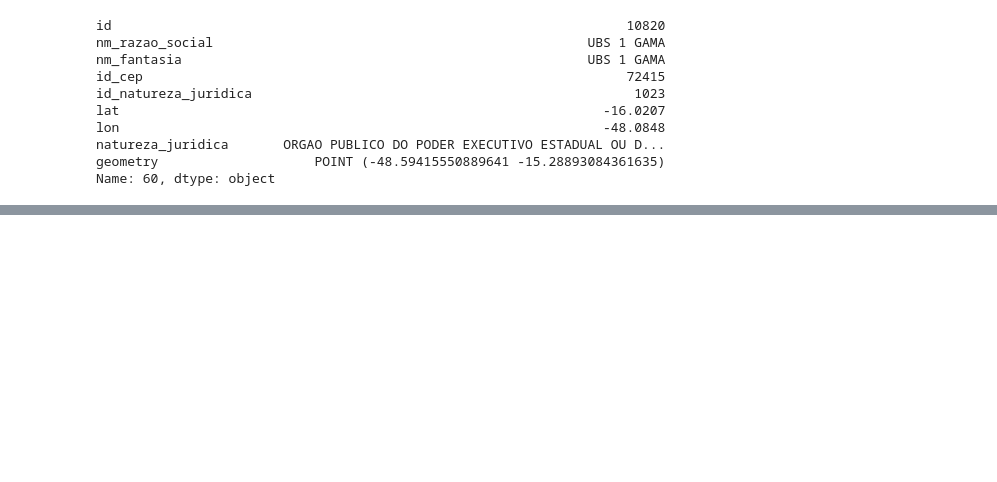
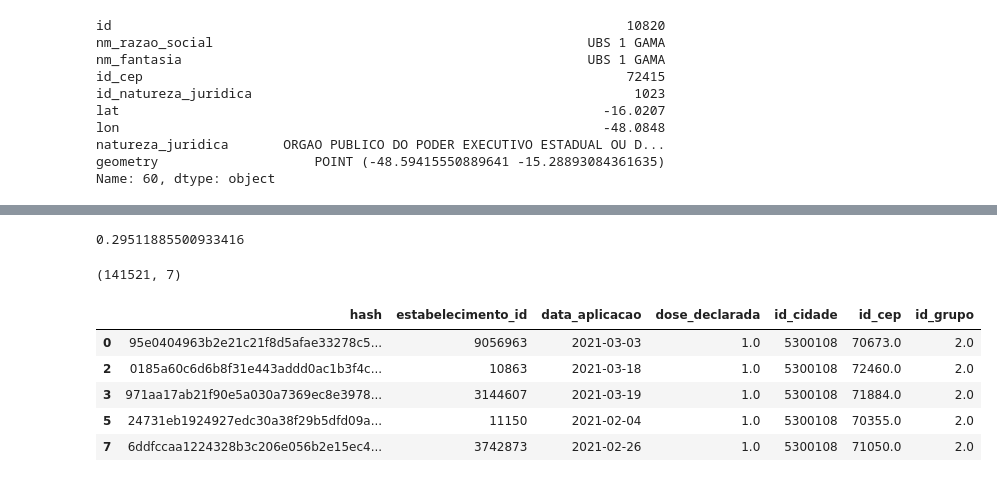
Before and after one commit to raquelcreis/vacina_covid_bsb, a Jupyter notebook: notebook.ipynb, the cells around one changed output, grey strips where cells are left out. Drawn from its saved outputs; the diff is of its cells as text; code cells hidden in the pictures; blank space fills up the shorter version.

```diff
--- a/notebook.ipynb
+++ b/notebook.ipynb
@@ -336,0 +417,23 @@ m1
+# %%
+# Verificando quantidade de valores nulos de CEP
+print(dfMerged.id_cep.isna().sum()/len(dfMerged))
+# %% [output]
+0.29511885500933416
+# %%
+# Quase 30% dos vacinados do DF não possuem número do CEP na base de dados
+# Vamos dropar esses valores
+
+dfMerged = dfMerged.dropna()
+dfMerged.shape
+# %% [output]
+(141521, 7)
+# %%
+#Verificando o começo do dataset
+dfMerged.head()
+# %% [output]
+|  | hash | estabelecimento_id | data_aplicacao | dose_declarada | id_cidade | id_cep | id_grupo |
+| 0 | 95e0404963b2e21c21f8d5afae33278c5... | 9056963 | 2021-03-03 | 1.0 | 5300108 | 70673.0 | 2.0 |
+| 2 | 0185a60c6d6b8f31e443addd0ac1b3f4c... | 10863 | 2021-03-18 | 1.0 | 5300108 | 72460.0 | 2.0 |
+| 3 | 971aa17ab21f90e5a030a7369ec8e3978... | 3144607 | 2021-03-19 | 1.0 | 5300108 | 71884.0 | 2.0 |
+| 5 | 24731eb1924927edc30a38f29b5dfd09a... | 11150 | 2021-02-04 | 1.0 | 5300108 | 70355.0 | 2.0 |
+| 7 | 6ddfccaa1224328b3c206e056b2e15ec4... | 3742873 | 2021-02-26 | 1.0 | 5300108 | 71050.0 | 2.0 |
```
Also changed, not shown: parts of 8 cells of this notebook.
